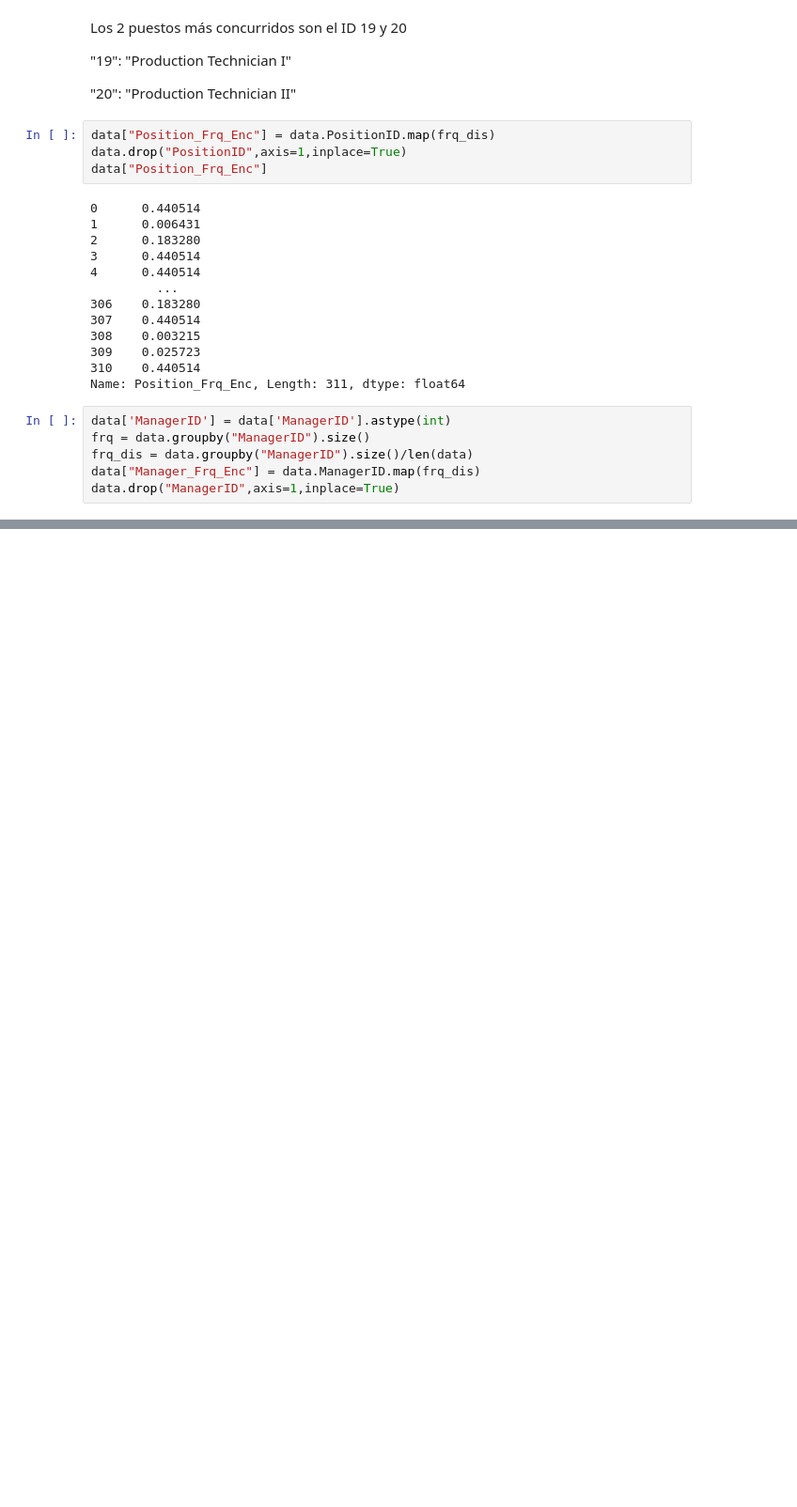
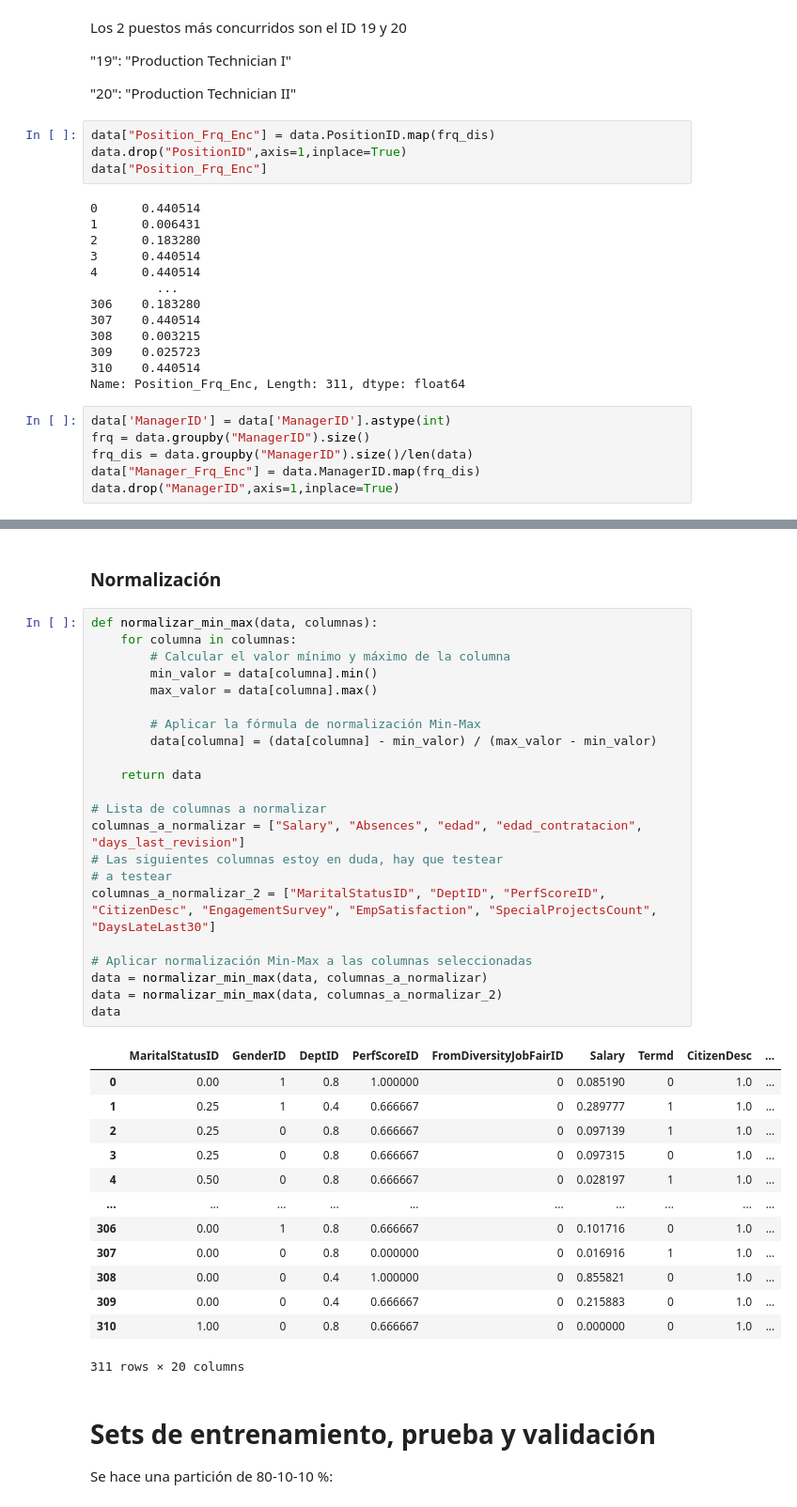
Before and after one commit to juanfazzano/Fundamentos-de-Deep-Learning, a Jupyter notebook: HHRR - Redés Neuronales/HHRR.ipynb, the cells around one changed output, grey strips where cells are left out. Shown: that part at 94% size. Cells and saved outputs as stored; diff of their text form; blank space fills up the shorter version.

Commit message:
HHRR - Normalización & Set Train Test

```diff
--- a/HHRR - Redés Neuronales/HHRR.ipynb
+++ b/HHRR - Redés Neuronales/HHRR.ipynb
@@ -451,0 +474,42 @@ data.drop("ManagerID",axis=1,inplace=True)
+# %% [markdown]
+### Normalización
+# %%
+def normalizar_min_max(data, columnas):
+    for columna in columnas:
+        # Calcular el valor mínimo y máximo de la columna
+        min_valor = data[columna].min()
+        max_valor = data[columna].max()
+
+        # Aplicar la fórmula de normalización Min-Max
+        data[columna] = (data[columna] - min_valor) / (max_valor - min_valor)
+
+    return data
+
+# Lista de columnas a normalizar
+columnas_a_normalizar = ["Salary", "Absences", "edad", "edad_contratacion", "days_last_revision"]
+# Las siguientes columnas estoy en duda, hay que testear
+# a testear
+columnas_a_normalizar_2 = ["MaritalStatusID", "DeptID", "PerfScoreID", "CitizenDesc", "EngagementSurvey", "EmpSatisfaction", "SpecialProjectsCount", "DaysLateLast30"]
+
+# Aplicar normalización Min-Max a las columnas seleccionadas
+data = normalizar_min_max(data, columnas_a_normalizar)
+data = normalizar_min_max(data, columnas_a_normalizar_2)
+data
+# %% [output]
+|  | MaritalStatusID | GenderID | DeptID | PerfScoreID | FromDiversityJobFairID | Salary | Termd | CitizenDesc | ... |
+| 0 | 0.00 | 1 | 0.8 | 1.000000 | 0 | 0.085190 | 0 | 1.0 | ... |
+| 1 | 0.25 | 1 | 0.4 | 0.666667 | 0 | 0.289777 | 1 | 1.0 | ... |
+| 2 | 0.25 | 0 | 0.8 | 0.666667 | 0 | 0.097139 | 1 | 1.0 | ... |
+| 3 | 0.25 | 0 | 0.8 | 0.666667 | 0 | 0.097315 | 0 | 1.0 | ... |
+| 4 | 0.50 | 0 | 0.8 | 0.666667 | 0 | 0.028197 | 1 | 1.0 | ... |
+| ... | ... | ... | ... | ... | ... | ... | ... | ... | ... |
+| 306 | 0.00 | 1 | 0.8 | 0.666667 | 0 | 0.101716 | 0 | 1.0 | ... |
+| 307 | 0.00 | 0 | 0.8 | 0.000000 | 0 | 0.016916 | 1 | 1.0 | ... |
+| 308 | 0.00 | 0 | 0.4 | 1.000000 | 0 | 0.855821 | 0 | 1.0 | ... |
+| 309 | 0.00 | 0 | 0.4 | 0.666667 | 0 | 0.215883 | 0 | 1.0 | ... |
+| 310 | 1.00 | 0 | 0.8 | 0.666667 | 0 | 0.000000 | 0 | 1.0 | ... |
+311 rows × 20 columns
+# %% [markdown]
+# Sets de entrenamiento, prueba y validación
+
+Se hace una partición de 80-10-10 %:
```
Also changed, not shown: parts of 5 cells of this notebook.
